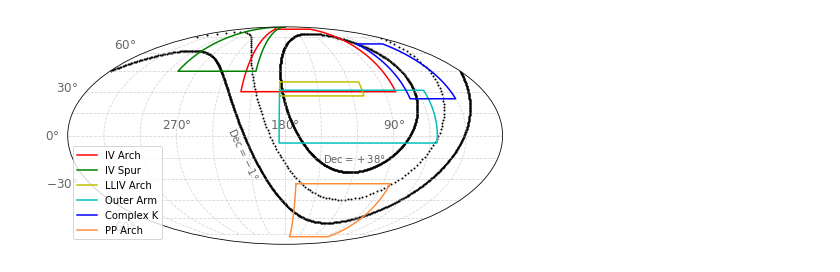
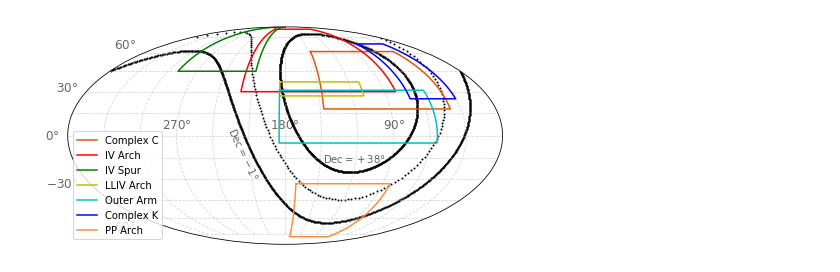
Before and after one commit to yzhenggit/yzGALFAHI, a Jupyter notebook: galfahi_ivc_coverage.ipynb, the cells around one changed output. Drawn from its saved outputs; the diff is of its cells as text; code cells hidden in the pictures.

Commit message:
Add Complex C to GALFA-HI coverage map

```diff
--- a/galfahi_ivc_coverage.ipynb
+++ b/galfahi_ivc_coverage.ipynb
@@ -61,7 +61,11 @@ plt.scatter(np.radians(eq_lon_low), np.radians(eq_lat_low), color='k', s=1)
 
 
 # some IVCs from Table 1 on page 37 in the HVC book by van Woerden 2004
-x_ivarch = np.radians(180-np.array([220, 220, 80, 80, 220, ]))
+x_c = np.radians(180-np.array([147, 147, 39, 39, 147]))
+y_c = np.radians(np.array([61, 18, 18, 61, 61]))
+plt.plot(x_c, y_c, color=plt.cm.Oranges(0.7), label='Complex C')
+
+x_ivarch = np.radians(180-np.array([220, 220, 80, 80, 220]))
 y_ivarch = np.radians(np.array([85, 30, 30, 85, 85]))
 plt.plot(x_ivarch, y_ivarch, color='r', label='IV Arch')
 
@@ -70,31 +74,31 @@ y_ivspur = np.radians(np.array([90, 45, 45, 90, 90]))
 plt.plot(x_ivspur, y_ivspur, color='g', label='IV Spur')
 
 x_llivarch = np.radians(180-np.array([185, 185, 110, 110, 185]))
 y_llivarch = np.radians(np.array([37, 27, 27, 37, 37]))
 plt.plot(x_llivarch, y_llivarch, color='y', label='LLIV Arch')
 
 x_oa = np.radians(180-np.array([185, 185, 54, 54, 185]))
 y_oa = np.radians(np.array([31, -5, -5, 31, 31]))
 plt.plot(x_oa, y_oa, color='c', label='Outer Arm')
 
 x_complexk = np.radians(180-np.array([70, 70, 30, 30, 70]))
 y_complexk = np.radians(np.array([68, 25, 25, 68, 68]))
 plt.plot(x_complexk, y_complexk, color='b', label='Complex K')
 
 x_pparch = np.radians(180-np.array([170, 170, 83, 83, 170]))
 y_pparch = np.radians(np.array([-33, -78, -78, -33, -33]))
 plt.plot(x_pparch, y_pparch, color=plt.cm.Oranges(0.5), label='PP Arch')
 plt.legend(fontsize=10)
 
 # plot layout
 plt.grid(linestyle='--', alpha=0.5)
 ax.set_xticklabels(['', '', r'$270\degree$', '', '', r'$180\degree$', '', '',
                     r'$90\degree$', '', ''], fontsize=12, alpha=0.6)
 ax.set_yticklabels(['', r'$-60\degree$', '', r'$-30\degree$', '', r'$0\degree$',
                     '', r'$30\degree$', '', r'$60\degree$', ''], fontsize=12, alpha=0.6)
 ax.text(-np.pi*0.27, 0, r'Dec$=-1\degree$', rotation=-65, alpha=0.6)
 ax.text(np.pi*0.18, -np.pi*0.1, r'Dec$=+38\degree$', alpha=0.6)
 
 plt.savefig('galfahi_ivc_coverage.pdf')
 # %% [output]
-[figure, old version]
+[figure, new version]
```
